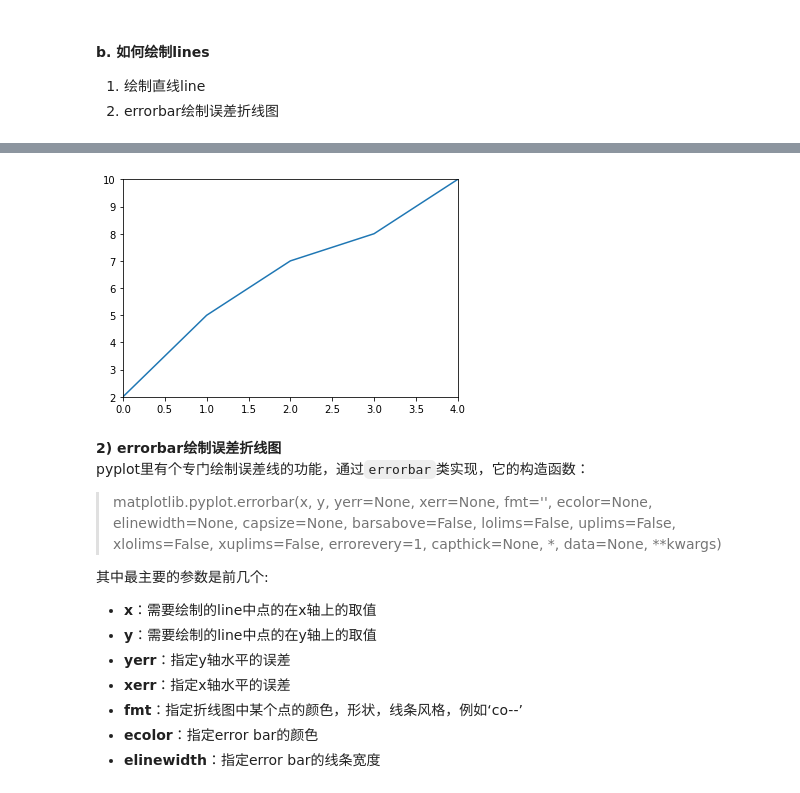
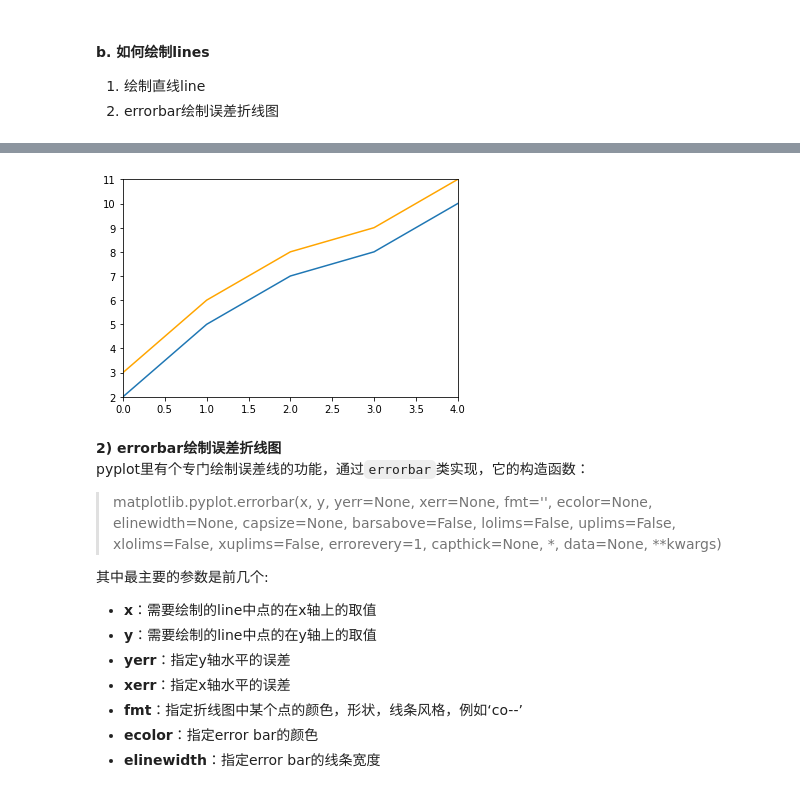
Before and after one commit to datawhalechina/fantastic-matplotlib, a Jupyter notebook: notebook/第二回：艺术画笔见乾坤.ipynb, the cells around one changed output, grey strips where cells are left out. Cells and saved outputs as stored; diff of their text form; code cells hidden in the pictures.

```diff
--- a/notebook/第二回：艺术画笔见乾坤.ipynb
+++ b/notebook/第二回：艺术画笔见乾坤.ipynb
@@ -133,18 +132,17 @@ plt.plot(x,y)
-# %%
-# 2. Line2D对象绘制
-import matplotlib.pyplot as plt
-from matplotlib.lines import Line2D
-
-fig = plt.figure()
-ax = fig.add_subplot(111)
-line = Line2D(x, y)
-ax.add_line(line)
-ax.set_xlim(min(x), max(x))
-ax.set_ylim(min(y), max(y))
-
-plt.show()
-# %% [output]
-[figure, removed]
+# %%
+# 2. Line2D对象绘制
+
+x = range(0,5)
+y1 = [2,5,7,8,10]
+y2= [3,6,8,9,11]
+fig,ax= plt.subplots()
+lines = [Line2D(x, y1), Line2D(x, y2,color='orange')]  # 显式创建Line2D对象
+for line in lines:
+    ax.add_line(line) # 使用add_line方法将创建的Line2D添加到子图中
+ax.set_xlim(0,4)
+ax.set_ylim(2, 11);
+# %% [output]
+[figure, added]
 # %% [markdown]
 **2) errorbar绘制误差折线图**
 pyplot里有个专门绘制误差线的功能，通过`errorbar`类实现，它的构造函数：
```
Also changed, not shown: parts of 37 cells of this notebook, 38 other files.
